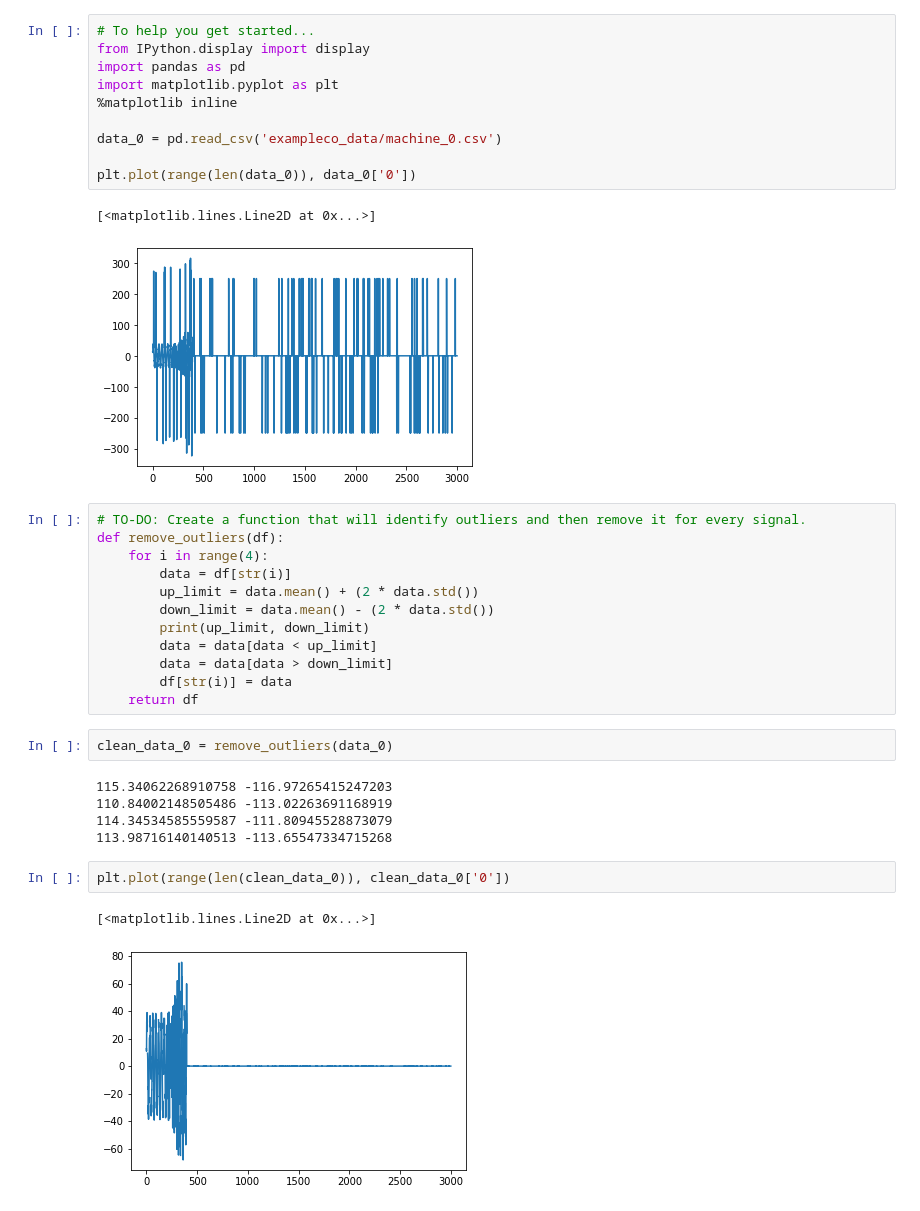
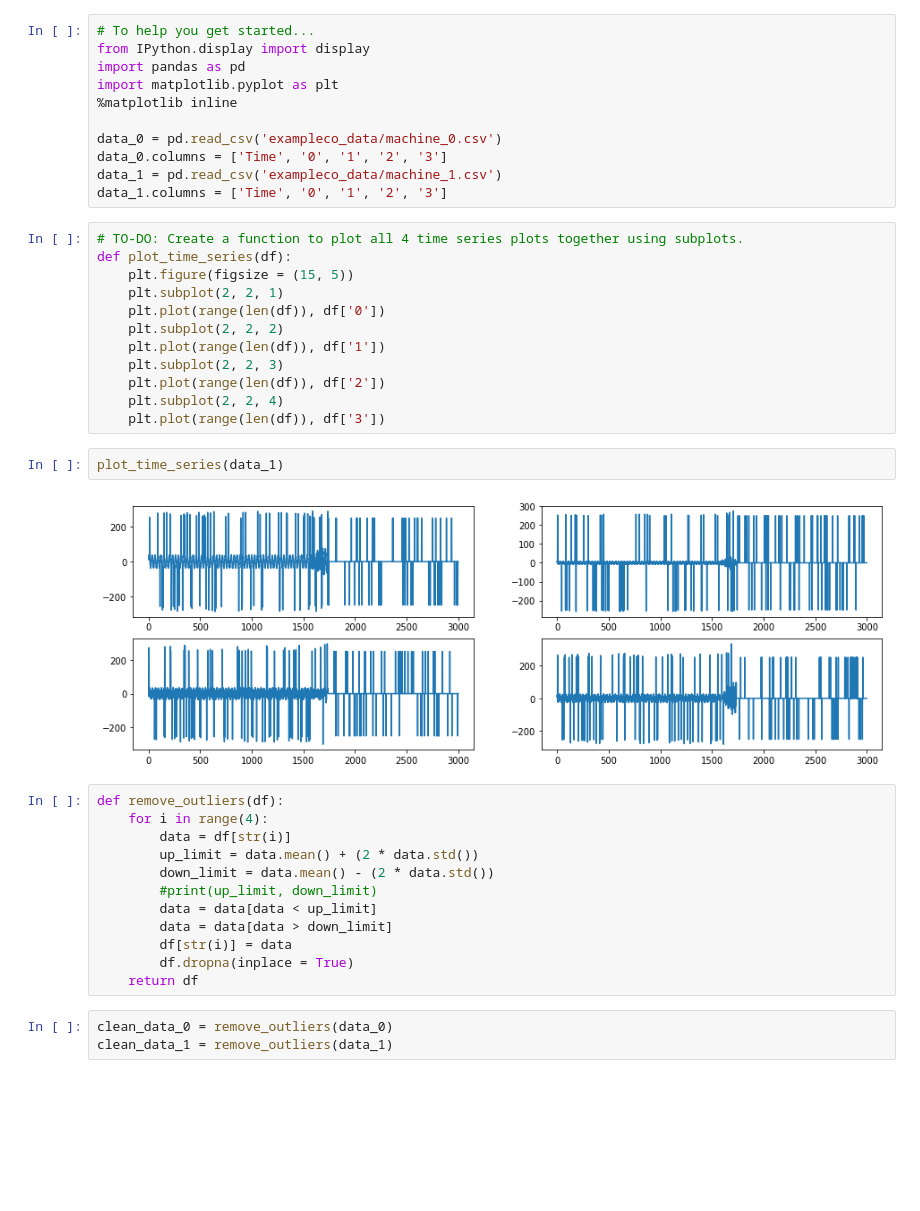
Before and after one commit to abhilampard/Time-Series-Fault-Prediction, a Jupyter notebook: Abhishek Patil - DS Challenge.ipynb, the cells around one changed output. Drawn from its saved outputs; the diff is of its cells as text; blank space fills up the shorter version.

Commit message:
Added a function to plot 4 time series in subplots

```diff
--- a/Abhishek Patil - DS Challenge.ipynb
+++ b/Abhishek Patil - DS Challenge.ipynb
@@ -6,32 +6,37 @@ import matplotlib.pyplot as plt
 %matplotlib inline
 
 data_0 = pd.read_csv('exampleco_data/machine_0.csv')
-
-plt.plot(range(len(data_0)), data_0['0'])
+data_0.columns = ['Time', '0', '1', '2', '3']
+data_1 = pd.read_csv('exampleco_data/machine_1.csv')
+data_1.columns = ['Time', '0', '1', '2', '3']
-# %% [output]
-[<matplotlib.lines.Line2D at 0x...>]
-[figure, removed]
+# %%
+# TO-DO: Create a function to plot all 4 time series plots together using subplots.
+def plot_time_series(df):
+    plt.figure(figsize = (15, 5))
+    plt.subplot(2, 2, 1)
+    plt.plot(range(len(df)), df['0'])
+    plt.subplot(2, 2, 2)
+    plt.plot(range(len(df)), df['1'])
+    plt.subplot(2, 2, 3)
+    plt.plot(range(len(df)), df['2'])
+    plt.subplot(2, 2, 4)
+    plt.plot(range(len(df)), df['3'])
+# %%
+plot_time_series(data_1)
+# %% [output]
+[figure, added]
 # %%
-# TO-DO: Create a function that will identify outliers and then remove it for every signal.
 def remove_outliers(df):
     for i in range(4):
         data = df[str(i)]
         up_limit = data.mean() + (2 * data.std())
         down_limit = data.mean() - (2 * data.std())
-        print(up_limit, down_limit)
+        #print(up_limit, down_limit)
         data = data[data < up_limit]
         data = data[data > down_limit]
         df[str(i)] = data
+        df.dropna(inplace = True)
     return df
 # %%
 clean_data_0 = remove_outliers(data_0)
+clean_data_1 = remove_outliers(data_1)
-# %% [output]
-115.34062268910758 -116.97265415247203
-110.84002148505486 -113.02263691168919
-114.34534585559587 -111.80945528873079
-113.98716140140513 -113.65547334715268
-# %%
-plt.plot(range(len(clean_data_0)), clean_data_0['0'])
-# %% [output]
-[<matplotlib.lines.Line2D at 0x...>]
-[figure, removed]
```
Also changed, not shown: parts of 2 cells of this notebook.
